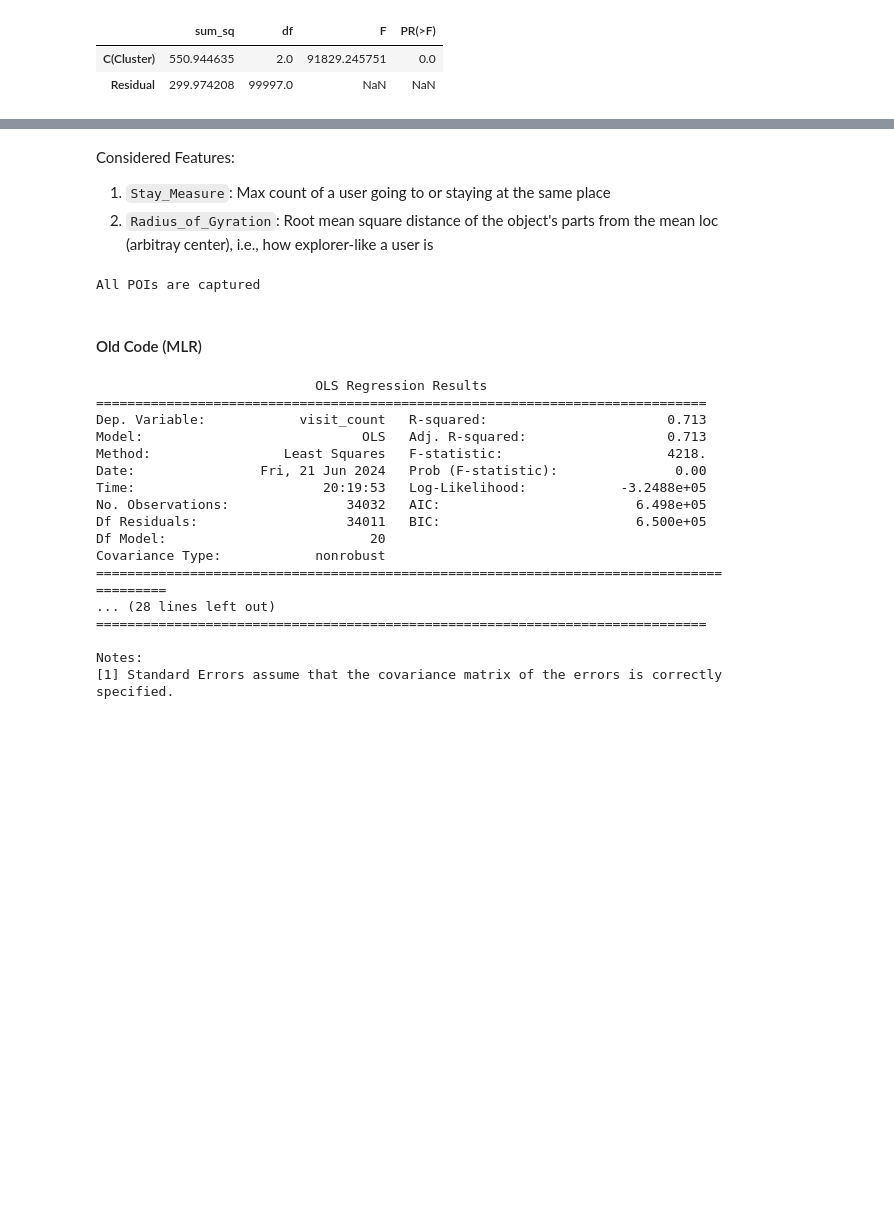
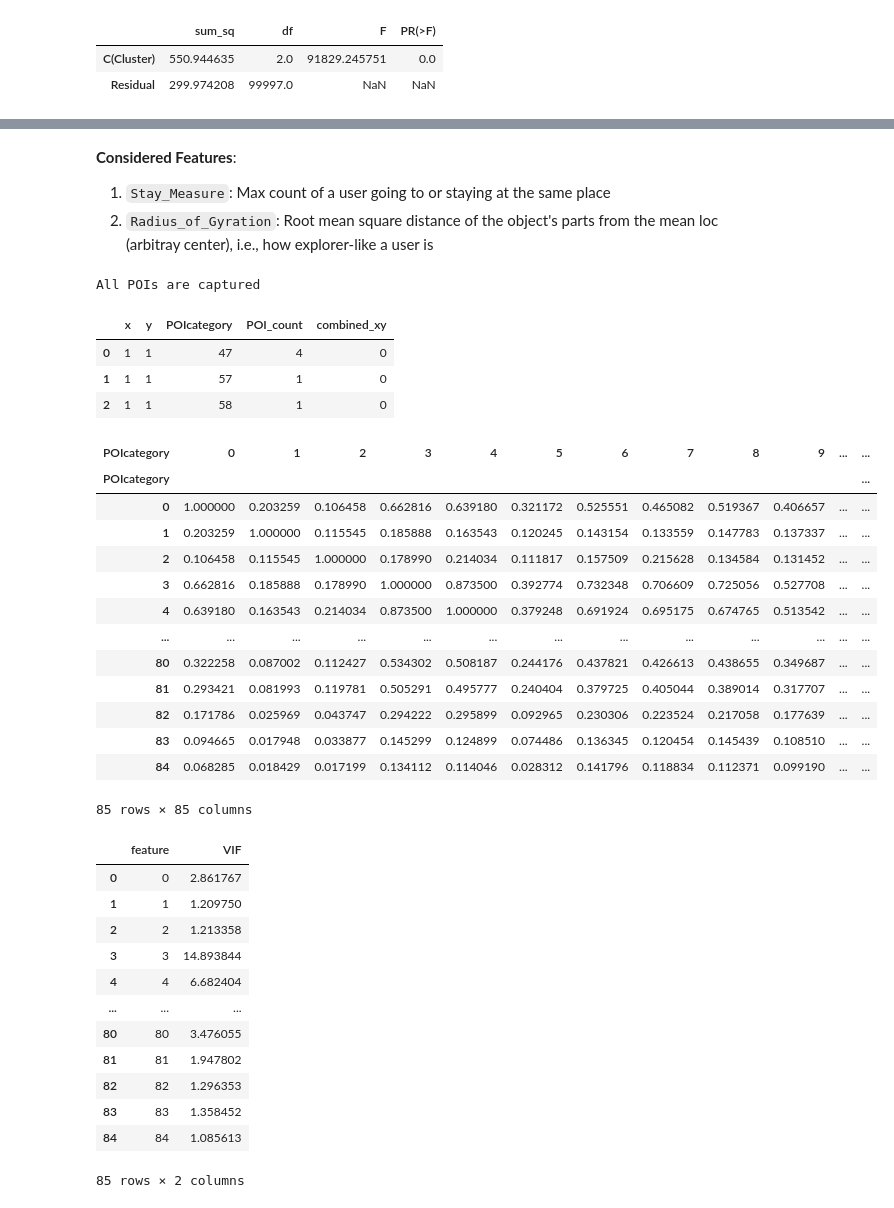
Before and after one commit to ANNIZHENG/MLModel_Eval_with_YJMob100K, a Jupyter notebook: Analysis.ipynb, the cells around one changed output, grey strips where cells are left out. Drawn from its saved outputs; the diff is of its cells as text; code cells hidden in the pictures; blank space fills up the shorter version.

```diff
--- a/Analysis.ipynb
+++ b/Analysis.ipynb
@@ -424,5 +448,5 @@ quasi-separation. In this case some parameters will not be identified.
 # %% [markdown]
-Considered Features:
+**Considered Features**:
 
 1. `Stay_Measure`: Max count of a user going to or staying at the same place
 2. `Radius_of_Gyration`: Root mean square distance of the object's parts from the mean loc (arbitray center), i.e., how explorer-like a user is
@@ -432,5 +456,51 @@ if (len(poi_df['POIcategory'].unique())-1 == sorted(poi_df['POIcategory'].unique
     print("All POIs are captured")
 # %% [output]
 All POIs are captured
+# %%
+poi_df.head(3)
+# %% [output]
+|  | x | y | POIcategory | POI_count | combined_xy |
+| 0 | 1 | 1 | 47 | 4 | 0 |
+| 1 | 1 | 1 | 57 | 1 | 0 |
+| 2 | 1 | 1 | 58 | 1 | 0 |
 # %%
-# Collinearity among POIs
+# Collinearity among POIs- could existence of 1 POI indicate that of another?
+pivot_poi_df = poi_df.pivot_table(index='combined_xy', columns='POIcategory', values='POI_count', fill_value=0)
+display(pivot_poi_df.corr())
+
+# Use the VIF Approach to inspect multicollinearity
+# VIF: measure of how much variance is inflated, for each feature
+from statsmodels.stats.outliers_influence import variance_inflation_factor
+
+VIF_poi_df = pd.DataFrame()
+VIF_poi_df["feature"] = pivot_poi_df.columns
+VIF_poi_df["VIF"] = [variance_inflation_factor(pivot_poi_df.values, i) for i in range(pivot_poi_df.shape[1])]
+display(VIF_poi_df)
+# %% [output]
+| POIcategory | 0 | 1 | 2 | 3 | 4 | 5 | 6 | 7 | 8 | 9 | ... | ... |
+| POIcategory |  |  |  |  |  |  |  |  |  |  |  | ... |
+| 0 | 1.000000 | 0.203259 | 0.106458 | 0.662816 | 0.639180 | 0.321172 | 0.525551 | 0.465082 | 0.519367 | 0.406657 | ... | ... |
+| 1 | 0.203259 | 1.000000 | 0.115545 | 0.185888 | 0.163543 | 0.120245 | 0.143154 | 0.133559 | 0.147783 | 0.137337 | ... | ... |
+| 2 | 0.106458 | 0.115545 | 1.000000 | 0.178990 | 0.214034 | 0.111817 | 0.157509 | 0.215628 | 0.134584 | 0.131452 | ... | ... |
+| 3 | 0.662816 | 0.185888 | 0.178990 | 1.000000 | 0.873500 | 0.392774 | 0.732348 | 0.706609 | 0.725056 | 0.527708 | ... | ... |
+| 4 | 0.639180 | 0.163543 | 0.214034 | 0.873500 | 1.000000 | 0.379248 | 0.691924 | 0.695175 | 0.674765 | 0.513542 | ... | ... |
+| ... | ... | ... | ... | ... | ... | ... | ... | ... | ... | ... | ... | ... |
+| 80 | 0.322258 | 0.087002 | 0.112427 | 0.534302 | 0.508187 | 0.244176 | 0.437821 | 0.426613 | 0.438655 | 0.349687 | ... | ... |
+| 81 | 0.293421 | 0.081993 | 0.119781 | 0.505291 | 0.495777 | 0.240404 | 0.379725 | 0.405044 | 0.389014 | 0.317707 | ... | ... |
+| 82 | 0.171786 | 0.025969 | 0.043747 | 0.294222 | 0.295899 | 0.092965 | 0.230306 | 0.223524 | 0.217058 | 0.177639 | ... | ... |
+| 83 | 0.094665 | 0.017948 | 0.033877 | 0.145299 | 0.124899 | 0.074486 | 0.136345 | 0.120454 | 0.145439 | 0.108510 | ... | ... |
+| 84 | 0.068285 | 0.018429 | 0.017199 | 0.134112 | 0.114046 | 0.028312 | 0.141796 | 0.118834 | 0.112371 | 0.099190 | ... | ... |
+85 rows × 85 columns
+|  | feature | VIF |
+| 0 | 0 | 2.861767 |
+| 1 | 1 | 1.209750 |
+| 2 | 2 | 1.213358 |
+| 3 | 3 | 14.893844 |
+| 4 | 4 | 6.682404 |
+| ... | ... | ... |
+| 80 | 80 | 3.476055 |
+| 81 | 81 | 1.947802 |
+| 82 | 82 | 1.296353 |
+| 83 | 83 | 1.358452 |
+| 84 | 84 | 1.085613 |
+85 rows × 2 columns
@@ -457,27 +506,0 @@ All POIs are captured
-# %% [markdown]
-#### Old Code (MLR)
-# %%
-X = data[data.columns[data.columns.isin(significant_poi.keys())]]
-Y = data['visit_count']
-
-X = sm.add_constant(X)
-model = sm.OLS(Y, X).fit()
-print(model.summary())
-# %% [output]
-                            OLS Regression Results
-==============================================================================
-Dep. Variable:            visit_count   R-squared:                       0.713
-Model:                            OLS   Adj. R-squared:                  0.713
-Method:                 Least Squares   F-statistic:                     4218.
-Date:                Fri, 21 Jun 2024   Prob (F-statistic):               0.00
-Time:                        20:19:53   Log-Likelihood:            -3.2488e+05
-No. Observations:               34032   AIC:                         6.498e+05
-Df Residuals:                   34011   BIC:                         6.500e+05
-Df Model:                          20
-Covariance Type:            nonrobust
-=========================================================================================
-... (28 lines left out)
-==============================================================================
-
-Notes:
-[1] Standard Errors assume that the covariance matrix of the errors is correctly specified.
```
Also changed, not shown: parts of 19 cells of this notebook.
